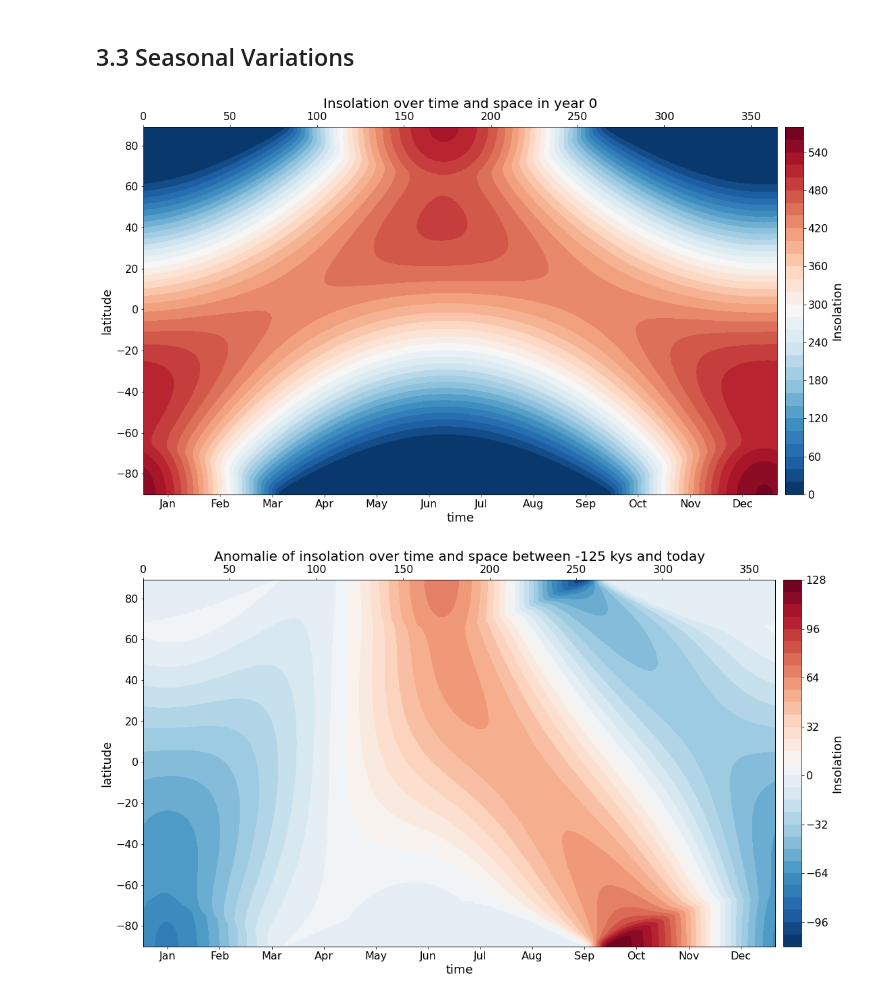
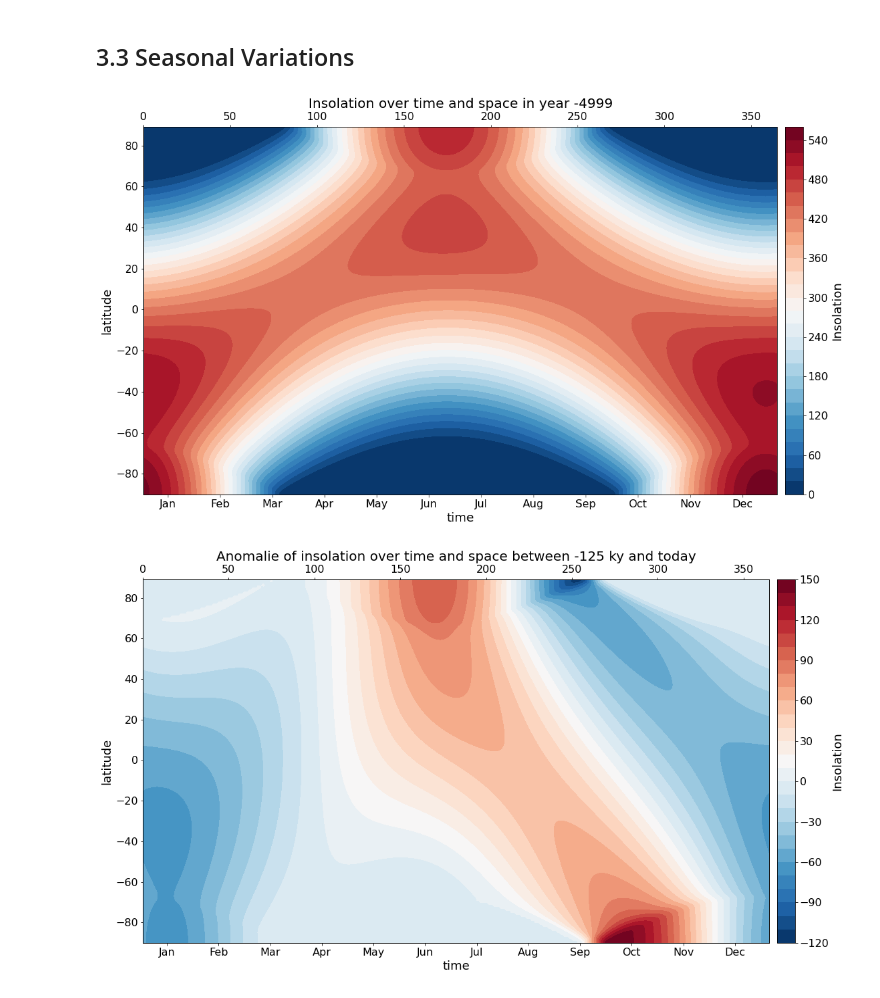
Before and after one commit to btschwertfeger/Orbit-astronomical-theory-of-ice-ages-Website, a Jupyter notebook: orbital_and_astronomical_theroy_of_ice_ages.ipynb, the cells around one changed output. Cells and saved outputs as stored; diff of their text form; code cells hidden in the pictures.

```diff
--- a/orbital_and_astronomical_theroy_of_ice_ages.ipynb
+++ b/orbital_and_astronomical_theroy_of_ice_ages.ipynb
@@ -444,7 +447,6 @@ def daily_insolation_param(lat, day, ecc, obliquity, long_perh, day_type=1):
     }
 # %%
 # calculate daily insolation
-
 def daily_insolation(kyear, lat, day, day_type=1, fast=True):
     '''
     Usage:
@@ -509,11 +511,19 @@ def daily_insolation(kyear, lat, day, day_type=1, fast=True):
     # === Get orbital parameters ===
     temp = orbital_parameters_fast(kyear) if fast else  orbital_parameters(kyear)
     ecc, epsilon, omega = temp["ecc"], temp["epsilon"], temp["omega"]
-
     # For output of orbital parameters
     obliquity = epsilon * 180 / np.pi
     long_perh = omega * 180 / np.pi
 
+    return compute(ecc, obliquity, long_perh, lat, day, day_type)
+
+def compute(ecc, obliquity, long_perh, lat, day, day_type=1):
+    # print(f"ecc: {ecc}, obl: {obliquity}, long: {long_perh}")
+
+    epsilon = (obliquity * np.pi) / 180
+    omega = (long_perh * np.pi) / 180
+
+    # print(f"epsilon: {epsilon}, omega: {omega}")
     # === Calculate insolation ===
     lat = lat * np.pi / 180 # latitude
 
@@ -703,12 +719,14 @@ def getInsolationOfYear(YEAR):
+# %%
+MONTHS = ["Jan", "Feb", "Mar", "Apr", "May", "Jun", "Jul", "Aug", "Sep", "Oct", "Nov", "Dec"]
 # %%
-YEAR = 0
+YEAR = 4999 # max = 4999
 insolData_year0 = getInsolationOfYear(YEAR)
 TIME = np.arange(1,366,1)
 LATS = np.arange(-90,90,1)
 
 fig, ax = plt.subplots()
 mappable = ax.contourf(TIME, LATS, insolData_year0, cmap=CMAP, levels=LEVELS)
-ax.set_title(f"Insolation over time and space in year {YEAR}")
+ax.set_title(f"Insolation over time and space in year {YEAR if YEAR == 0 else -YEAR}")
 cbar = fig.colorbar(mappable, pad=0.01, orientation="vertical")
 cbar.set_label("Insolation")
 
@@ -718,32 +736,32 @@ ax.set_xlabel("time")
 ax2 = ax.twiny()
 ax2.set_xlim([0,365])
 
-new_tick_locations = np.arange(15,365,30)
+new_tick_locations = np.arange(15, 365, 30)
 ax.set_xlim(ax.get_xlim())
 ax.set_xticks(new_tick_locations)
-ax.set_xticklabels(["Jan", "Feb", "Mar", "Apr", "May", "Jun", "Jul", "Aug", "Sep", "Oct", "Nov", "Dec"]);
+ax.set_xticklabels(MONTHS);
 # %% [output]
-[figure, old version]
+[figure, new version]
 # %%
 CUSTOM_YEAR = 125
 insolData_year_custom = getInsolationOfYear(CUSTOM_YEAR)
 anomInsolation =  insolData_year_custom - insolData_year0
 
 fig, ax = plt.subplots(figsize=(20,10))
-ax.set_title(f"Anomalie of insolation over time and space between -{CUSTOM_YEAR} kys and today")
+ax.set_title(f"Anomalie of insolation over time and space between -{CUSTOM_YEAR} ky and today")
 mappable = ax.contourf(TIME, LATS, anomInsolation, cmap=CMAP, levels=LEVELS)
 cbar = fig.colorbar(mappable, pad=0.01, orientation="vertical")
 cbar.set_label("Insolation")
 
 ax.set_xlabel("time")
 ax.set_ylabel("latitude")
 
 ax2 = ax.twiny()
 ax2.set_xlim([0,365])
 
 new_tick_locations = np.arange(15,365,30)
 ax.set_xlim(ax.get_xlim())
 ax.set_xticks(new_tick_locations)
-ax.set_xticklabels(["Jan", "Feb", "Mar", "Apr", "May", "Jun", "Jul", "Aug", "Sep", "Oct", "Nov", "Dec"]);
+ax.set_xticklabels(MONTHS);
 # %% [output]
-[figure, old version]
+[figure, new version]
```
Also changed, not shown: parts of 11 cells of this notebook, 4 other files.
